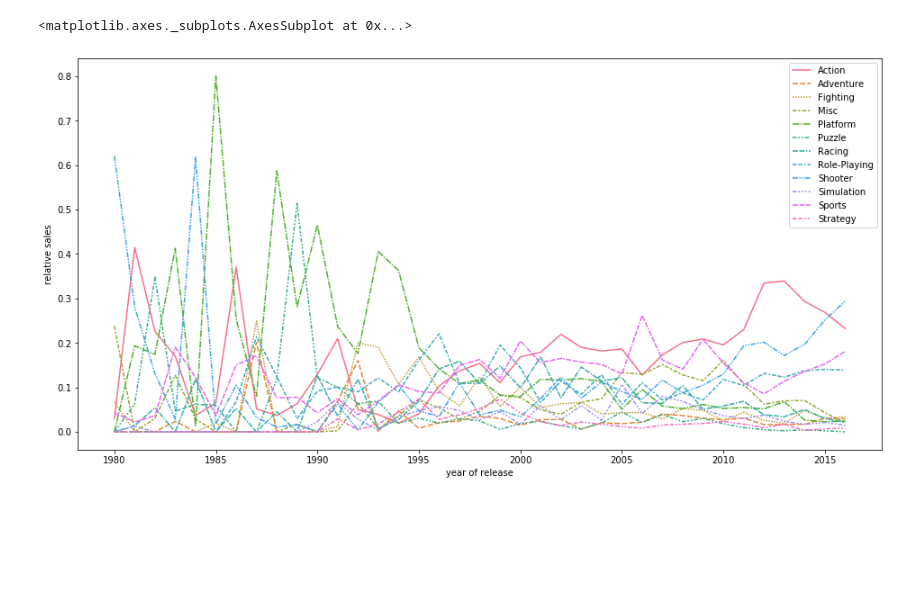
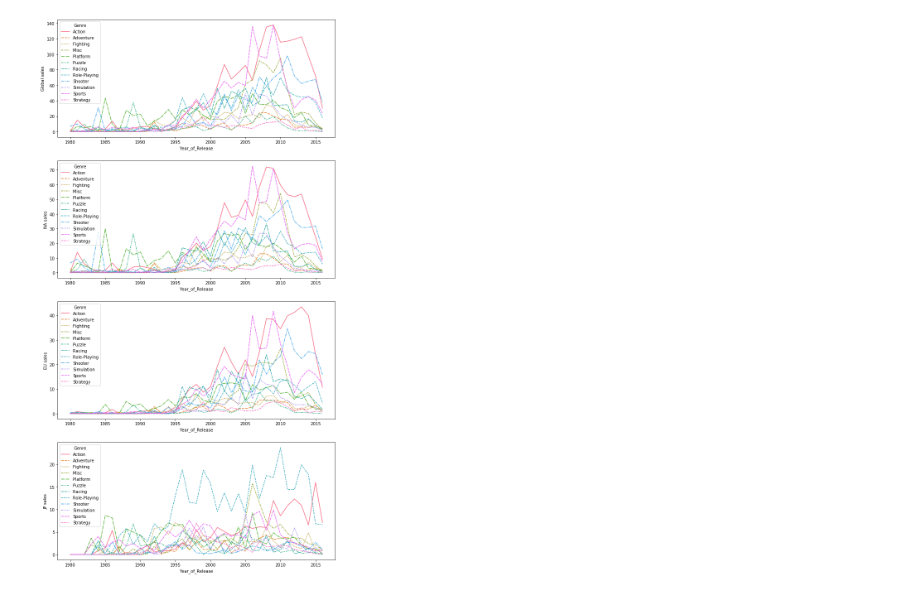
Before and after one commit to Pellys/FDSProject, a Jupyter notebook: sales_genre_rel.ipynb, the cells around one changed output. Cells and saved outputs as stored; diff of their text form; code cells hidden in the pictures; blank space fills up the shorter version.

```diff
--- a/sales_genre_rel.ipynb
+++ b/sales_genre_rel.ipynb
@@ -48,14 +47,29 @@ sns.lineplot(data=genre_data)
-# %%
-# relative sales figures per genre and year
-# this is super ugly!!
-genre_rel = pd.concat([genre_data, sales_data], axis=1,sort=False)
-genre_rel = genre_rel.div(genre_rel['Global_Sales'], axis=0).drop(columns='Global_Sales')
-#genre_rel = genre_rel.div(sales_data['Global_Sales'], axis=0)
-
-plt.figure(figsize=(16,8))
-plt.ylabel('relative sales')
-plt.xlabel('year of release')
-sns.lineplot(data=genre_rel)
-# %% [output]
-<matplotlib.axes._subplots.AxesSubplot at 0x...>
-[figure, removed]
+# %%
+# sales figures per year and genre (Global, NA, EU and JP)
+genre_data = data.groupby(['Year_of_Release','Genre'])['Global_Sales'].agg(Global_Sales_year='sum')
+NA_genre_data = data.groupby(['Year_of_Release','Genre'])['NA_Sales'].agg(NA_Sales_year='sum')
+EU_genre_data = data.groupby(['Year_of_Release','Genre'])['EU_Sales'].agg(EU_Sales_year='sum')
+JP_genre_data = data.groupby(['Year_of_Release','Genre'])['JP_Sales'].agg(JP_Sales_year='sum')
+
+#reshapes the table so the second index becomes the columns instead
+genre_data = genre_data.reset_index().pivot(columns='Genre',index='Year_of_Release',values='Global_Sales_year').fillna(0)
+NA_genre_data = NA_genre_data.reset_index().pivot(columns='Genre',index='Year_of_Release',values='NA_Sales_year').fillna(0)
+EU_genre_data = EU_genre_data.reset_index().pivot(columns='Genre',index='Year_of_Release',values='EU_Sales_year').fillna(0)
+JP_genre_data = JP_genre_data.reset_index().pivot(columns='Genre',index='Year_of_Release',values='JP_Sales_year').fillna(0)
+
+plt.figure(figsize=(12,6*4))
+plt.subplot(4,1,1)
+sns.lineplot(data=genre_data)
+plt.ylabel('Global sales')
+plt.subplot(4,1,2)
+sns.lineplot(data=NA_genre_data)
+plt.ylabel('NA sales')
+plt.subplot(4,1,3)
+sns.lineplot(data=EU_genre_data)
+plt.ylabel('EU sales')
+plt.subplot(4,1,4)
+sns.lineplot(data=JP_genre_data)
+plt.ylabel('JP sales')
+plt.show()
+# %% [output]
+[figure, added]
```
Also changed, not shown: parts of 10 cells of this notebook.
